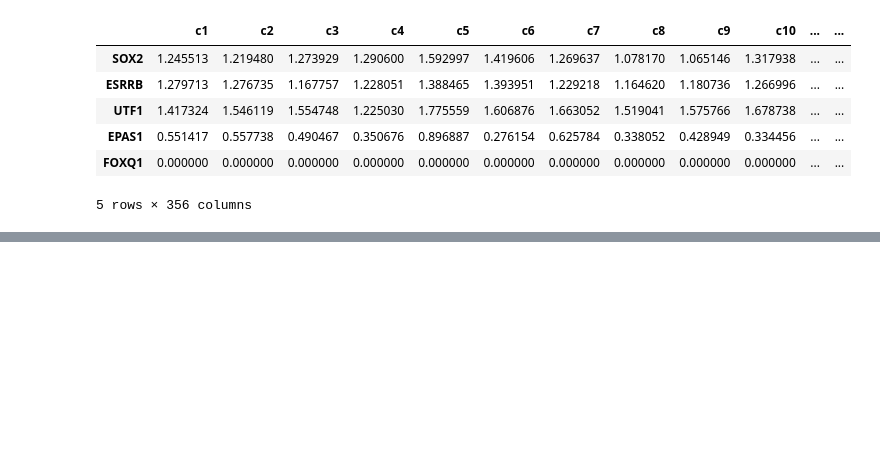
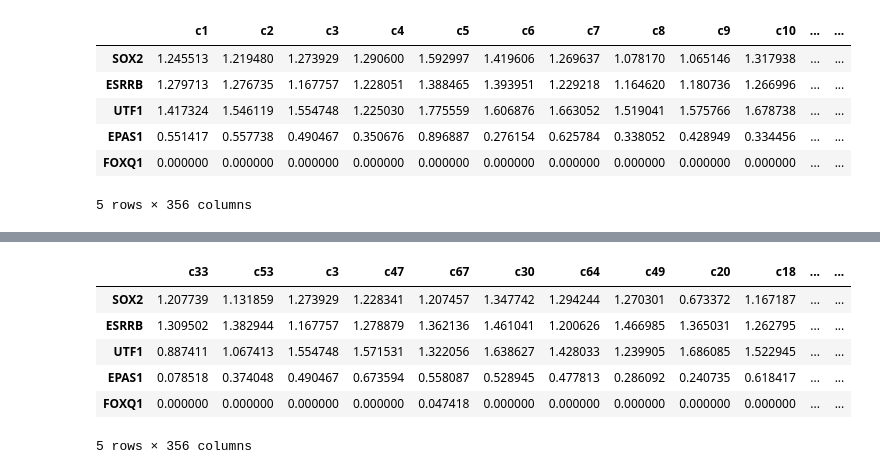
Before and after one commit to Murali-group/Beeline, a Jupyter notebook: bench.ipynb, the cells around one changed output, grey strips where cells are left out. Drawn from its saved outputs; the diff is of its cells as text; code cells hidden in the pictures; blank space fills up the shorter version.

```diff
--- a/bench.ipynb
+++ b/bench.ipynb
@@ -380,0 +392,13 @@ PIDC
+# %%
+import pandas as pd
+DF = pd.read_csv('inputs/simulated/dataset1/ExpressionData.csv', header= 0, index_col = 0)
+pDF = pd.read_csv('inputs/simulated/dataset1/PseudoTime.csv', header= 0, index_col = 0)
+DF[pDF.sort_values(['PseudoTime']).index].head()
+# %% [output]
+|  | c33 | c53 | c3 | c47 | c67 | c30 | c64 | c49 | c20 | c18 | ... | ... |
+| SOX2 | 1.207739 | 1.131859 | 1.273929 | 1.228341 | 1.207457 | 1.347742 | 1.294244 | 1.270301 | 0.673372 | 1.167187 | ... | ... |
+| ESRRB | 1.309502 | 1.382944 | 1.167757 | 1.278879 | 1.362136 | 1.461041 | 1.200626 | 1.466985 | 1.365031 | 1.262795 | ... | ... |
+| UTF1 | 0.887411 | 1.067413 | 1.554748 | 1.571531 | 1.322056 | 1.638627 | 1.428033 | 1.239905 | 1.686085 | 1.522945 | ... | ... |
+| EPAS1 | 0.078518 | 0.374048 | 0.490467 | 0.673594 | 0.558087 | 0.528945 | 0.477813 | 0.286092 | 0.240735 | 0.618417 | ... | ... |
+| FOXQ1 | 0.000000 | 0.000000 | 0.000000 | 0.000000 | 0.047418 | 0.000000 | 0.000000 | 0.000000 | 0.000000 | 0.000000 | ... | ... |
+5 rows × 356 columns
```
Also changed, not shown: parts of 11 cells of this notebook, 15 other files.
